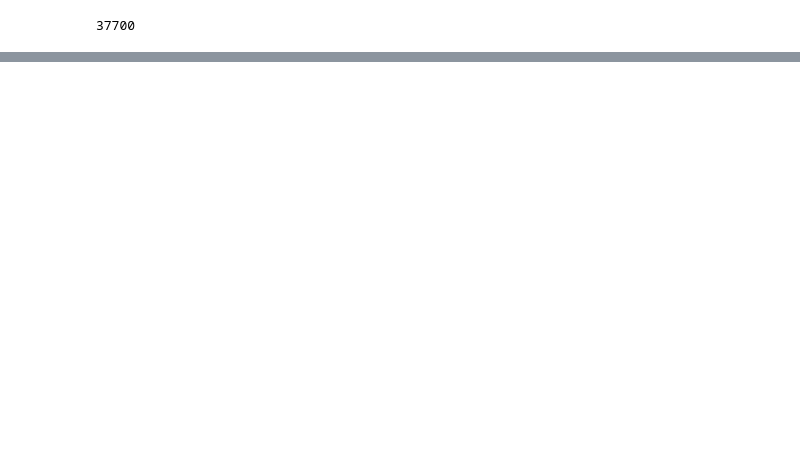
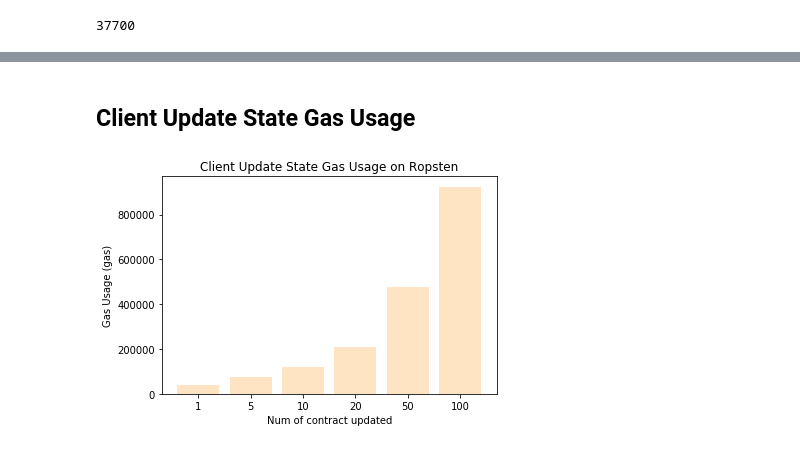
Before and after one commit to Turing-Space/cryBlock-Hierarchical-interactions-between-Ethereum-smart-contracts-across-Testnets, a Jupyter notebook: plot/data_processor.ipynb, the cells around one changed output, grey strips where cells are left out. Cells and saved outputs as stored; diff of their text form; code cells hidden in the pictures; blank space fills up the shorter version.

```diff
--- a/plot/data_processor.ipynb
+++ b/plot/data_processor.ipynb
@@ -54,0 +147,13 @@ df_ans['Ropsten']['5']['gas']
+# %% [markdown]
+## Client Update State Gas Usage
+# %%
+barplot(x_data = CLIENT_STR_1_TO_100
+        , y_data = [Data["Ropsten"][num]['gas'] for num in STR_5_TO_10]
+        , error_data = "None"
+        , x_label = 'Num of contract updated'
+        , y_label = 'Gas Usage (gas)'
+        , title = 'Client Update State Gas Usage on ' + "Ropsten"
+        , set_color = 'bisque')
+plt.show()
+# %% [output]
+[figure, added]
```
Also changed, not shown: parts of 17 cells of this notebook, 11 other files.
